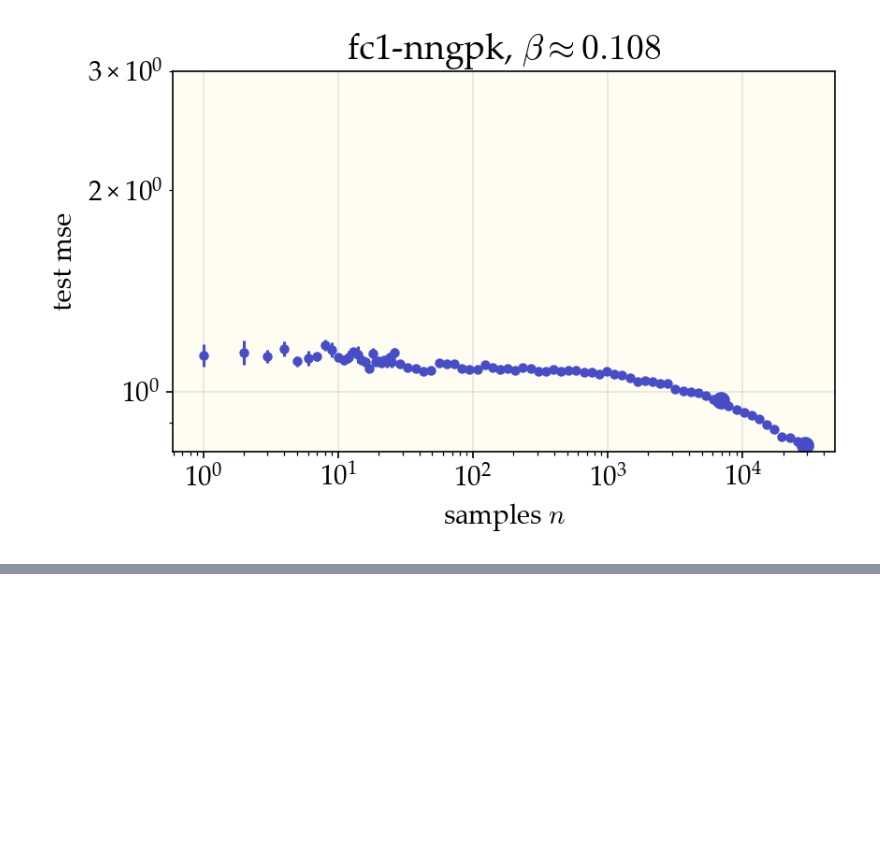
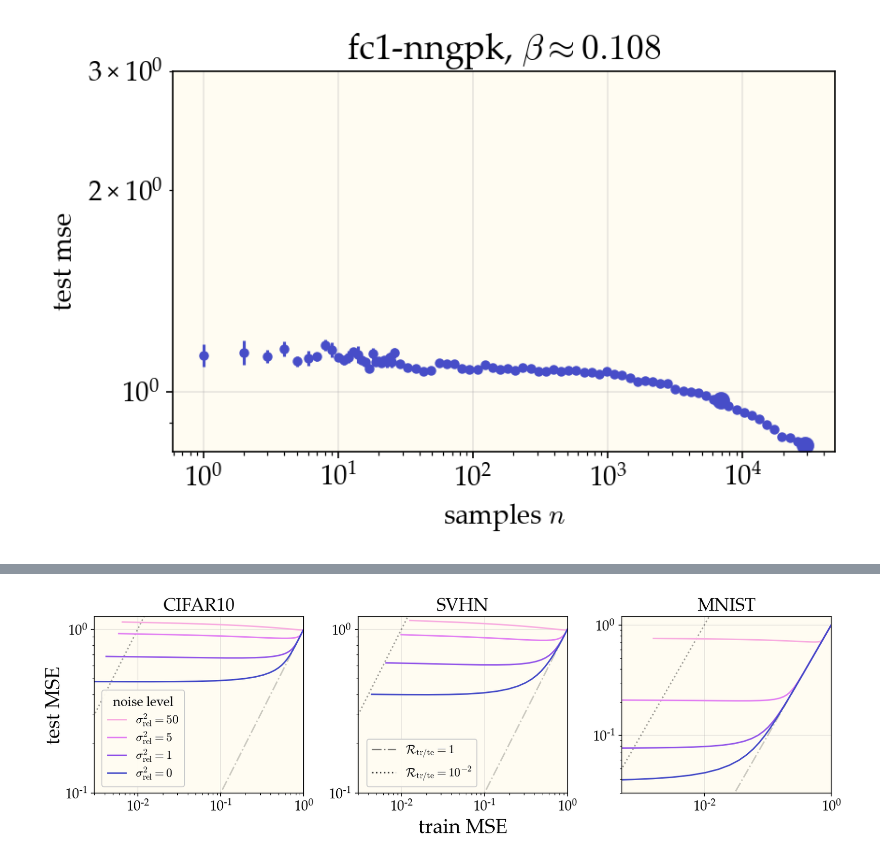
Before and after one commit to dkarkada/more-is-better, a Jupyter notebook: powerlaws.ipynb, the cells around one changed output, grey strips where cells are left out. Saved outputs shown, nothing was run; the diff lists cells and outputs as text; code cells hidden in the pictures; blank space fills up the shorter version.

```diff
--- a/powerlaws.ipynb
+++ b/powerlaws.ipynb
@@ -477,0 +490,89 @@ plt.show()
+# %%
+fig, axes = plt.subplots(ncols=3, figsize=(12,3))
+
+plot_params = {
+    "datasets": ["mnist", "svhn", "cifar10"],
+    "titles": ["MNIST", "SVHN", "CIFAR10"],
+    "xmin": [5e-4, 3e-3, 3e-3],
+    "ymin": [0.03, 0.1, 0.1],
+}
+
+permute = [2, 1, 0]
+for i, ax in enumerate(axes):
+    i = permute[i]
+    EXPT_NUM = 0
+    DEPTH = 10
+    DATASET_NAME = plot_params["datasets"][i]
+
+    expt_info = ExptDetails(EXPT_NUM, DEPTH, DATASET_NAME)
+    work_dir = f"results/{DATASET_NAME}/{expt_info.expt_name}"
+
+    expt = ExperimentResults.load(f"{work_dir}/optridge.expt")
+    ridges = expt.get_axis("ridge")
+    noises = expt.get_axis("noise")
+
+    xmin = plot_params["xmin"][i]
+    ymin = plot_params["ymin"][i]
+    xx = np.logspace(np.log(xmin), 0, 10)
+    for j, noise in enumerate(noises[::-1]):
+        # test_mse, train_mse = test_mses[noise], train_mses[noise]
+        test_mse, _ = expt.get(stats_axis='trial', noise=noise, result="test_mse")
+        train_mse, _ = expt.get(stats_axis='trial', noise=noise, result="train_mse")
+
+        ax.plot(train_mse, test_mse, color=get_color(j), zorder=2)
+        ax.plot(xx, xx, color='k', alpha=0.05, ls='-.', zorder=1)
+        ax.plot(xx, (1e2)*xx, color='k', alpha=0.1, ls=':', zorder=1)
+
+    ax.set_title(plot_params["titles"][i])
+    ax.set_xscale('log')
+    ax.set_yscale('log')
+
+    ax.set_ylim(ymin, 1.2)
+    ax.set_xlim(xmin, 1)
+    ax.set_axisbelow(True)
+    ax.grid(alpha=0.3, zorder=-5)
+
+fig.add_subplot(111, frameon=False)
+# hide tick and tick label of the big axis
+plt.tick_params(labelcolor='none', which='both', top=False, bottom=False, left=False, right=False)
+plt.xlabel('train MSE',
+           size="x-large")
+plt.ylabel('test MSE', size="x-large")
+plt.ticklabel_format(axis='y', style='plain')
+plt.tight_layout()
+fig.subplots_adjust(bottom=0)
+plt.figlegend(
+    (
+        Line2D([0], [0], color=get_color(0)),
+        Line2D([0], [0], color=get_color(1)),
+        Line2D([0], [0], color=get_color(2)),
+        Line2D([0], [0], color=get_color(3)),),
+    (
+        f"$\sigma^2_\mathrm{{rel}}={noises[3]}$",
+        f"$\sigma^2_\mathrm{{rel}}={noises[2]}$",
+        f"$\sigma^2_\mathrm{{rel}}={noises[1]}$",
+        f"$\sigma^2_\mathrm{{rel}}={noises[0]}$",),
+    fontsize=12,
+    title='noise level', title_fontsize=13,
+    borderpad=.5, labelspacing=0.2,
+    handlelength=1.5,
+    ncol=1,
+    bbox_to_anchor=(.11, .0),
+    loc="lower left",
+    framealpha=0.95,
+)
+plt.figlegend(
+    (
+        Line2D([0], [0], color='k', alpha=0.5, ls='-.'),
+        Line2D([0], [0], color='k', alpha=0.7, ls=':'),),
+    (
+        "$\mathcal{R}_\mathrm{tr/te}=1$",
+        "$\mathcal{R}_\mathrm{tr/te}=10^{-2}$",),
+    fontsize=12,
+    bbox_to_anchor=(.417, .0),
+    loc="lower left",
+    framealpha=0.95,
+)
+plt.savefig("plots/train-vs-test.pdf", bbox_inches = "tight")
+# %% [output]
+[figure, added]
```
Also changed, not shown: parts of 9 cells of this notebook, 2 other files.
